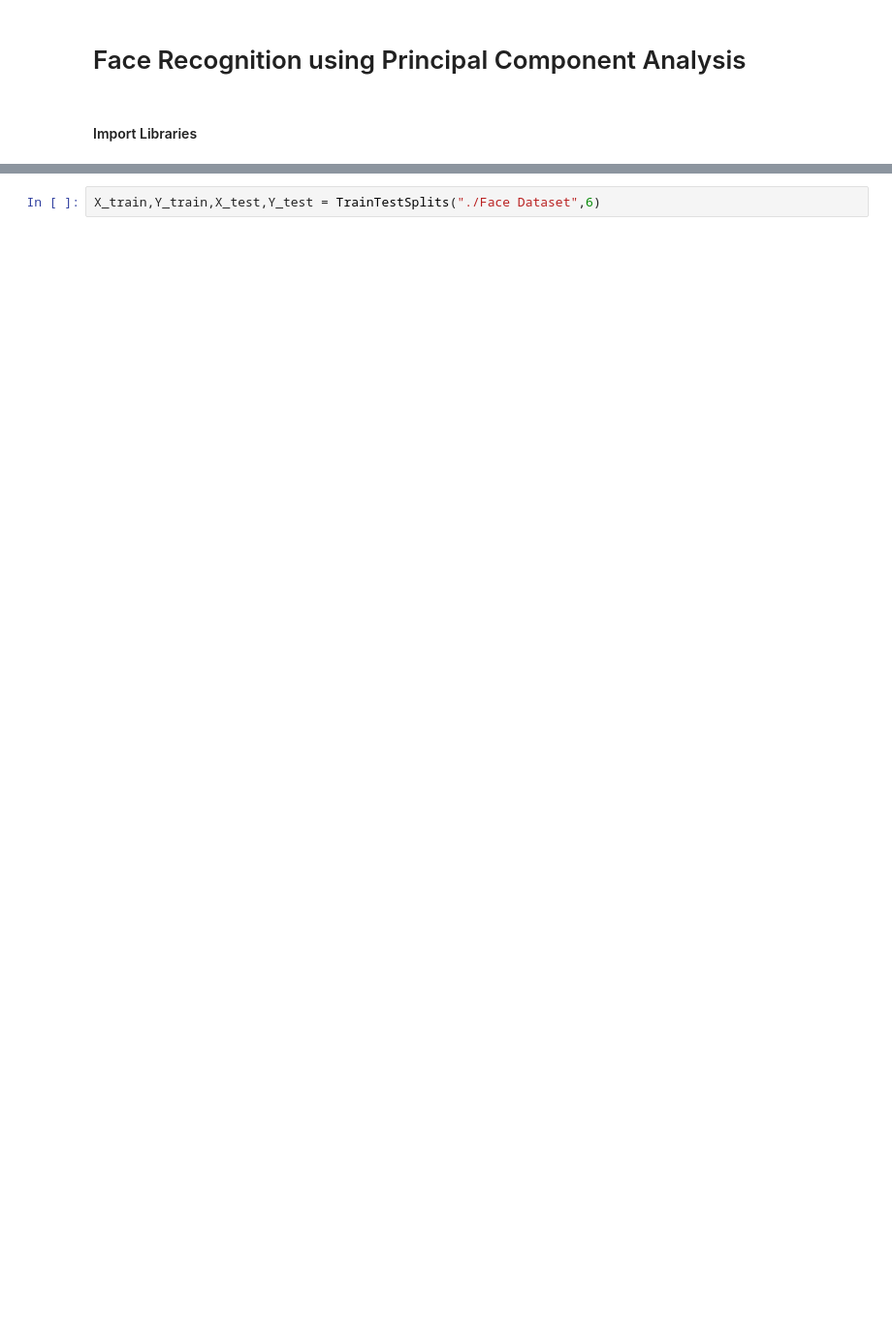
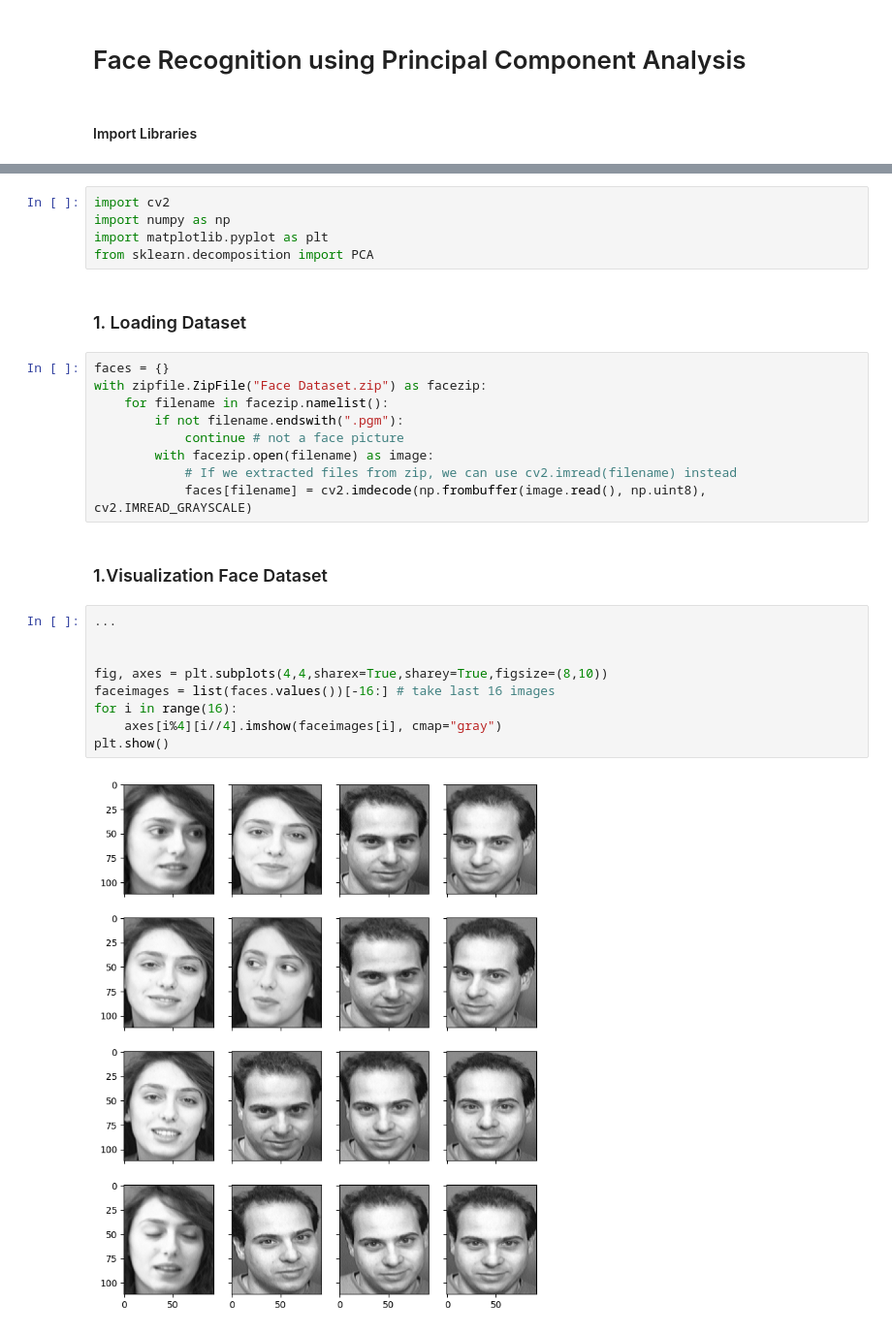
Before and after one commit to Kisiturashid/Principal-Component-Analysis., a Jupyter notebook: NewPCA.ipynb, the cells around one changed output, grey strips where cells are left out. Shown at 97% size. Saved outputs shown, nothing was run; the diff lists cells and outputs as text; blank space fills up the shorter version.

```diff
--- a/NewPCA.ipynb
+++ b/NewPCA.ipynb
@@ -62,2 +6,29 @@ def TrainTestSplits(folderName,trainSize):
-# %%
-X_train,Y_train,X_test,Y_test = TrainTestSplits("./Face Dataset",6)
+# %%
+import cv2
+import numpy as np
+import matplotlib.pyplot as plt
+from sklearn.decomposition import PCA
+# %% [markdown]
+### 1. Loading Dataset
+# %%
+faces = {}
+with zipfile.ZipFile("Face Dataset.zip") as facezip:
+    for filename in facezip.namelist():
+        if not filename.endswith(".pgm"):
+            continue # not a face picture
+        with facezip.open(filename) as image:
+            # If we extracted files from zip, we can use cv2.imread(filename) instead
+            faces[filename] = cv2.imdecode(np.frombuffer(image.read(), np.uint8), cv2.IMREAD_GRAYSCALE)
+# %% [markdown]
+### 1.Visualization Face Dataset
+# %%
+...
+
+
+fig, axes = plt.subplots(4,4,sharex=True,sharey=True,figsize=(8,10))
+faceimages = list(faces.values())[-16:] # take last 16 images
+for i in range(16):
+    axes[i%4][i//4].imshow(faceimages[i], cmap="gray")
+plt.show()
+# %% [output]
+[figure, added]
```
Also changed, not shown: parts of 23 cells of this notebook.
